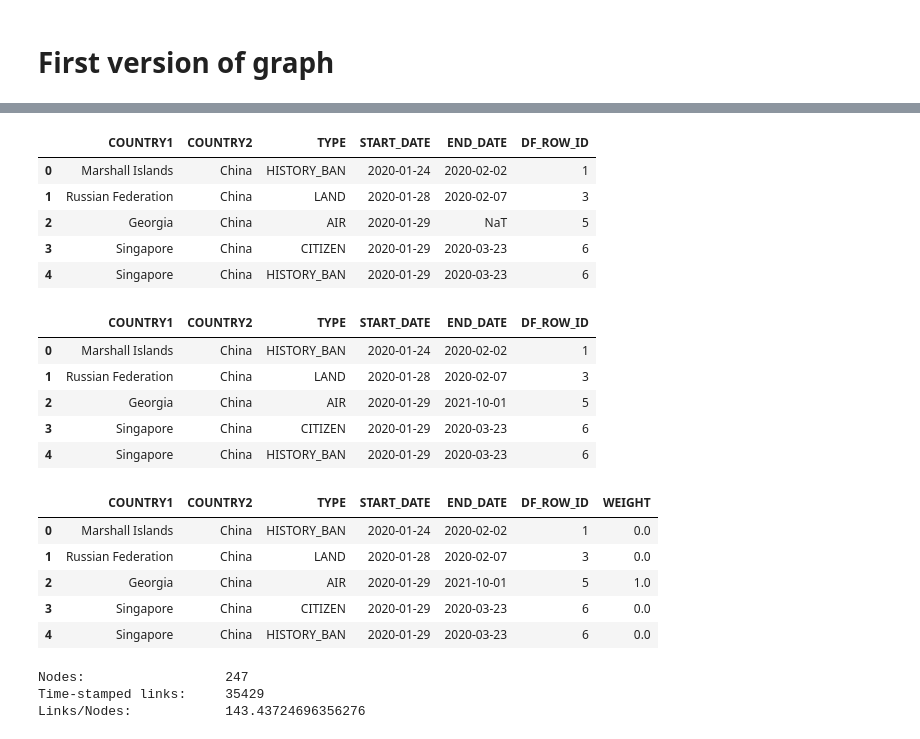
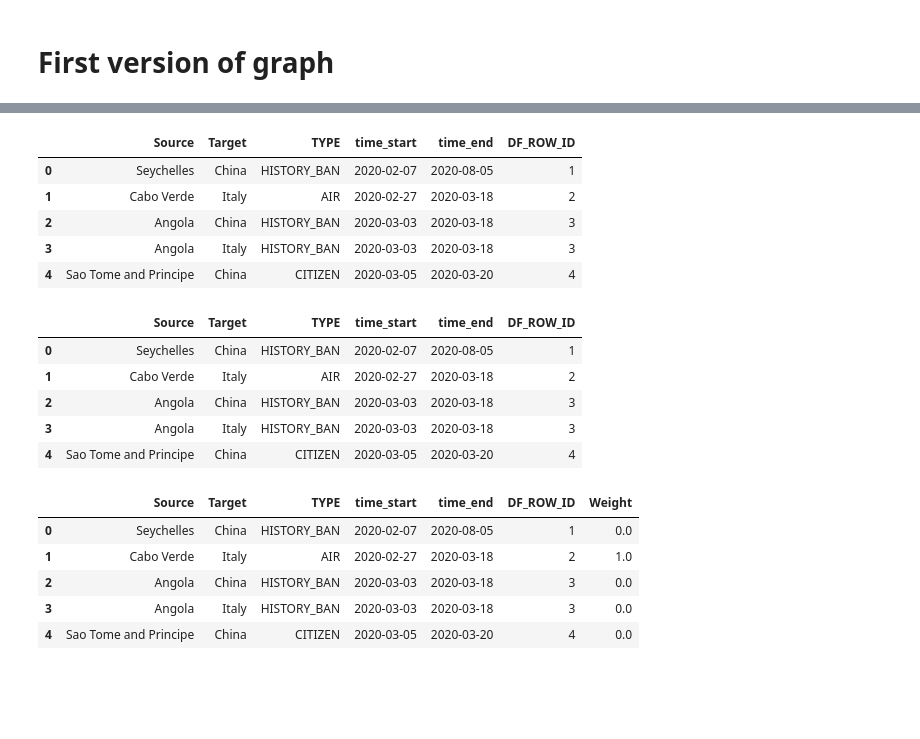
Before and after one commit to GiovaniValdrighi/covid-travels-network, a Jupyter notebook: preprocessing.ipynb, the cells around one changed output, grey strips where cells are left out. Drawn from its saved outputs; the diff is of its cells as text; code cells hidden in the pictures; blank space fills up the shorter version.

Commit message:
first gephi graph

```diff
--- a/preprocessing.ipynb
+++ b/preprocessing.ipynb
@@ -197,7 +195,7 @@ def parse_country_list(string):
 # only considering these countries
 countries = df['COUNTRY_NAME'].unique()
 
-edges_remove = {'COUNTRY1':[],'COUNTRY2':[],'TYPE':[],'START_DATE':[],'END_DATE':[],'DF_ROW_ID':[]}
+edges_remove = {'Source':[],'Target':[],'TYPE':[],'time_start':[],'time_end':[],'DF_ROW_ID':[]}
 count = -1
 for index, row in df.iterrows():
     count += 1
@@ -213,47 +211,51 @@ for index, row in df.iterrows():
                     add_dict([country1,'EVERYONE',col,row['START_DATE'],row['END_DATE'],count], edges_remove)
 
 edges_remove = pd.DataFrame(edges_remove)
+
+# remove possible errors of same source/target
+edges_remove.drop(np.arange(edges_remove.shape[0])[edges_remove['Source'] == edges_remove['Target']], axis=0, inplace=True)
+
 edges_remove.head()
 # %% [output]
-|  | COUNTRY1 | COUNTRY2 | TYPE | START_DATE | END_DATE | DF_ROW_ID |
-| 0 | Marshall Islands | China | HISTORY_BAN | 2020-01-24 | 2020-02-02 | 1 |
-| 1 | Russian Federation | China | LAND | 2020-01-28 | 2020-02-07 | 3 |
-| 2 | Georgia | China | AIR | 2020-01-29 | NaT | 5 |
-| 3 | Singapore | China | CITIZEN | 2020-01-29 | 2020-03-23 | 6 |
-| 4 | Singapore | China | HISTORY_BAN | 2020-01-29 | 2020-03-23 | 6 |
+|  | Source | Target | TYPE | time_start | time_end | DF_ROW_ID |
+| 0 | Seychelles | China | HISTORY_BAN | 2020-02-07 | 2020-08-05 | 1 |
+| 1 | Cabo Verde | Italy | AIR | 2020-02-27 | 2020-03-18 | 2 |
+| 2 | Angola | China | HISTORY_BAN | 2020-03-03 | 2020-03-18 | 3 |
+| 3 | Angola | Italy | HISTORY_BAN | 2020-03-03 | 2020-03-18 | 3 |
+| 4 | Sao Tome and Principe | China | CITIZEN | 2020-03-05 | 2020-03-20 | 4 |
 # %%
-dates = np.concatenate([edges_remove['START_DATE'].dropna(),
-                        edges_remove['END_DATE'].dropna()])
+dates = np.concatenate([edges_remove['time_start'].dropna(),
+                        edges_remove['time_end'].dropna()])
 dates = np.sort(np.unique(dates))
 min_date = np.min(dates)
 max_date = np.max(dates)
 # %%
 # drop edges with no start_date
-edges_remove = edges_remove.dropna(subset=['START_DATE'])
+edges_remove = edges_remove.dropna(subset=['time_start'])
 
 # change edges with no end_date to max date from dataset
-edges_remove['END_DATE'] = edges_remove['END_DATE'].fillna(max_date)
+edges_remove['time_end'] = edges_remove['time_end'].fillna(max_date)
 
 edges_remove.head()
 # %% [output]
-|  | COUNTRY1 | COUNTRY2 | TYPE | START_DATE | END_DATE | DF_ROW_ID |
-| 0 | Marshall Islands | China | HISTORY_BAN | 2020-01-24 | 2020-02-02 | 1 |
-| 1 | Russian Federation | China | LAND | 2020-01-28 | 2020-02-07 | 3 |
-| 2 | Georgia | China | AIR | 2020-01-29 | 2021-10-01 | 5 |
-| 3 | Singapore | China | CITIZEN | 2020-01-29 | 2020-03-23 | 6 |
-| 4 | Singapore | China | HISTORY_BAN | 2020-01-29 | 2020-03-23 | 6 |
+|  | Source | Target | TYPE | time_start | time_end | DF_ROW_ID |
+| 0 | Seychelles | China | HISTORY_BAN | 2020-02-07 | 2020-08-05 | 1 |
+| 1 | Cabo Verde | Italy | AIR | 2020-02-27 | 2020-03-18 | 2 |
+| 2 | Angola | China | HISTORY_BAN | 2020-03-03 | 2020-03-18 | 3 |
+| 3 | Angola | Italy | HISTORY_BAN | 2020-03-03 | 2020-03-18 | 3 |
+| 4 | Sao Tome and Principe | China | CITIZEN | 2020-03-05 | 2020-03-20 | 4 |
 # %%
 #cols_boolean = ['AIR', 'LAND', 'SEA', 'CITIZEN', 'HISTORY_BAN', 'REFUGEE',
 #                'VISA_BAN', 'COUNTRY_EXCEP']
 weights = np.array([1, 0, 0, 0, 0, 0, 0, 0]) # prioritizing only AIR for a test
 weights = weights/weights.sum()
 type_weight = {cols_boolean[i]:weights[i] for i in range(len(cols_boolean))}
-edges_remove['WEIGHT'] = [type_weight[type_i] for type_i in edges_remove['TYPE']]
+edges_remove['Weight'] = [type_weight[type_i] for type_i in edges_remove['TYPE']]
 edges_remove.head()
 # %% [output]
-|  | COUNTRY1 | COUNTRY2 | TYPE | START_DATE | END_DATE | DF_ROW_ID | WEIGHT |
-| 0 | Marshall Islands | China | HISTORY_BAN | 2020-01-24 | 2020-02-02 | 1 | 0.0 |
-| 1 | Russian Federation | China | LAND | 2020-01-28 | 2020-02-07 | 3 | 0.0 |
-| 2 | Georgia | China | AIR | 2020-01-29 | 2021-10-01 | 5 | 1.0 |
-| 3 | Singapore | China | CITIZEN | 2020-01-29 | 2020-03-23 | 6 | 0.0 |
-| 4 | Singapore | China | HISTORY_BAN | 2020-01-29 | 2020-03-23 | 6 | 0.0 |
+|  | Source | Target | TYPE | time_start | time_end | DF_ROW_ID | Weight |
+| 0 | Seychelles | China | HISTORY_BAN | 2020-02-07 | 2020-08-05 | 1 | 0.0 |
+| 1 | Cabo Verde | Italy | AIR | 2020-02-27 | 2020-03-18 | 2 | 1.0 |
+| 2 | Angola | China | HISTORY_BAN | 2020-03-03 | 2020-03-18 | 3 | 0.0 |
+| 3 | Angola | Italy | HISTORY_BAN | 2020-03-03 | 2020-03-18 | 3 | 0.0 |
+| 4 | Sao Tome and Principe | China | CITIZEN | 2020-03-05 | 2020-03-20 | 4 | 0.0 |
@@ -262,28 +261,0 @@ import pathpy as pp
-# %%
-temp_net = pp.TemporalNetwork()
-edges_width = {}
-t = 0
-for date in dates:
-    t += 1
-    # only considering first date right now
-    if t==2:
-        break
-    cur_data = edges_remove.loc[(edges_remove['START_DATE'] <= date) & (edges_remove['END_DATE'] >= date)]
-    for index, row in edges_remove.iterrows():
-        country1 = row['COUNTRY1']
-        countries2 = [row['COUNTRY2']]
-        if countries2[0] == 'EVERYONE':
-            countries2 = countries.copy()
-        weight = row['WEIGHT']
-        for country2 in countries2:
-            if (country1,country2,t) not in edges_width:
-                edges_width[(country1,country2,t)] = weight
-            else:
-                edges_width[(country1,country2,t)] += weight
-for edge in edges_width:
-    temp_net.add_edge(edge[0], edge[1], edge[2], directed=True)
-print(temp_net)
-# %% [output]
-Nodes:                  247
-Time-stamped links:     35429
-Links/Nodes:            143.43724696356276
```
Also changed, not shown: parts of 16 cells of this notebook.
